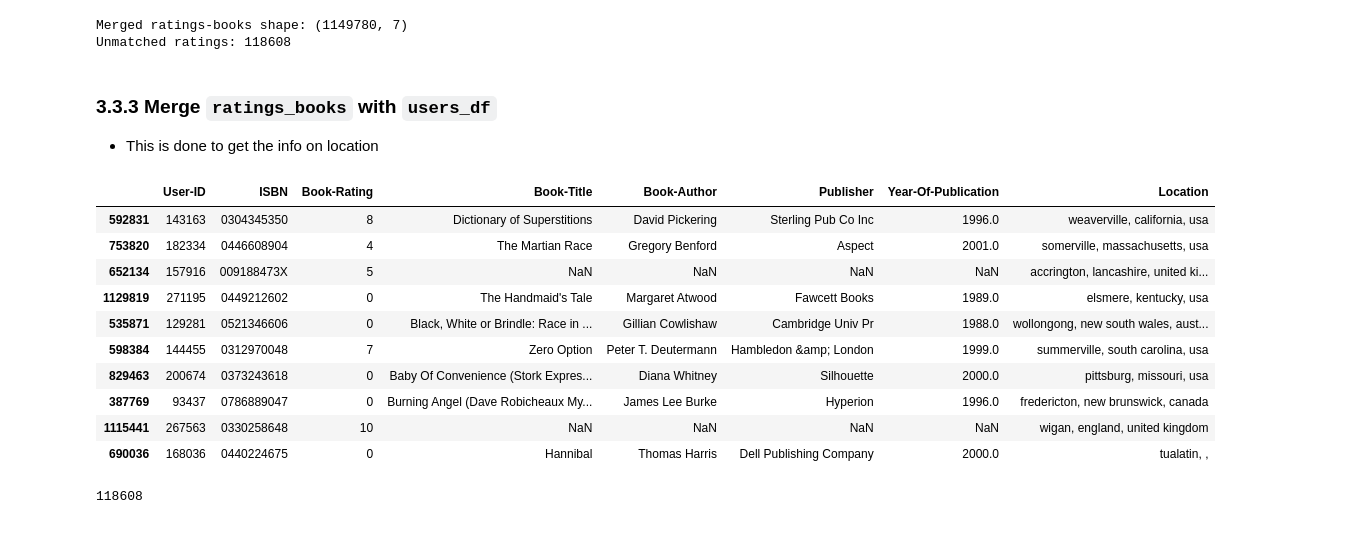
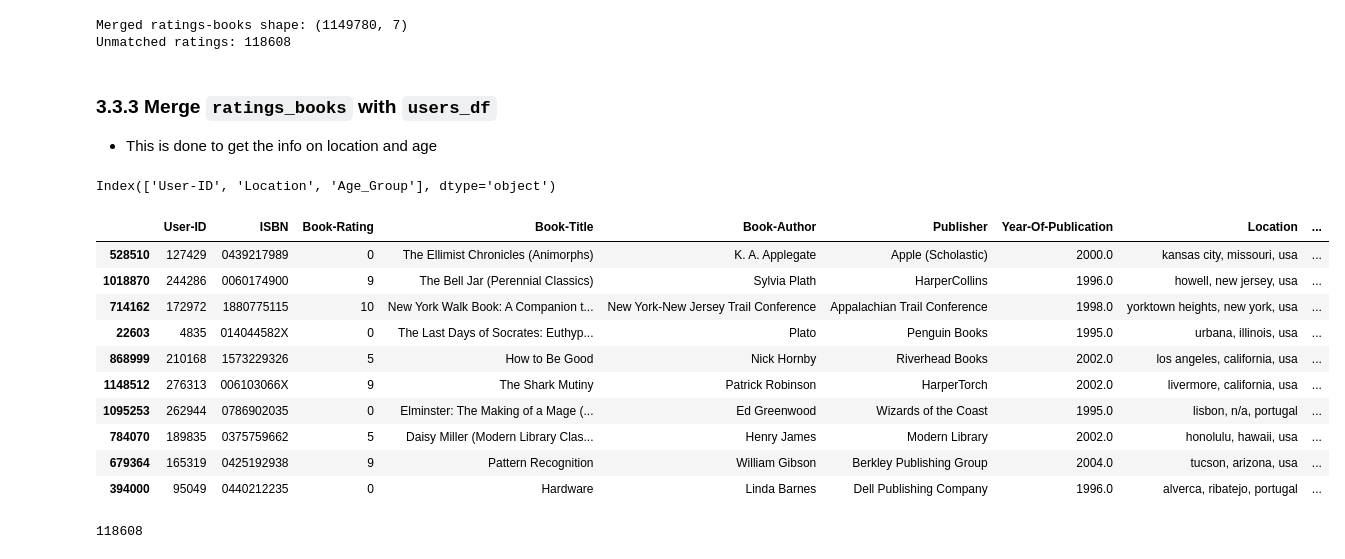
Before and after one commit to ruth-kitasi/Online-Book-Recommender-System, a Jupyter notebook: notebooks/leo.ipynb, the cells around one changed output. Cells and saved outputs as stored; diff of their text form; code cells hidden in the pictures.

Commit message:
Update data cleaning, modify NaN handling strategy for age column

```diff
--- a/notebooks/leo.ipynb
+++ b/notebooks/leo.ipynb
@@ -226,7 +226,9 @@ dtype: int64
 # %% [markdown]
 #### 3.1.1.2 Handling missing values in `age` column, `users_df`
 # %%
+
 import matplotlib.pyplot as plt
+
 
 # Merge ratings with user ages
 age_ratings = pd.merge(
@@ -236,17 +238,41 @@ age_ratings = pd.merge(
     how='inner'
 )
 
-# Plot average rating by age group
-age_ratings.groupby(pd.cut(age_ratings['Age'], bins=[0, 18, 30, 50, 100]))['Book-Rating'].mean().plot(kind='bar')
-plt.title('Average Rating by Age Group')
+# Define age bins and labels
+age_bins = [0, 18, 30, 50, 100]
+age_labels = ['<18', '18–29', '30–49', '50+']
 
+# Create age group with an "Unknown" category
+users_df['Age_Group'] = pd.cut(users_df['Age'], bins=age_bins, labels=age_labels)
+users_df['Age_Group'] = users_df['Age_Group'].cat.add_categories('Unknown').fillna('Unknown')
 
+# Plot average rating by age group (excluding 'Unknown')
+age_ratings = pd.merge(
+    ratings_df[['User-ID', 'Book-Rating']],
+    users_df[['User-ID', 'Age_Group']],
+    on='User-ID',
+    how='inner'
+)
 
-# Drop rows where age is missing for correlation analysis
-age_ratings_clean = age_ratings.dropna(subset=['Age'])
-print(f"Available age-rating pairs: {len(age_ratings_clean):,}")
+age_grouped = age_ratings[age_ratings['Age_Group'] != 'Unknown']
+age_grouped.groupby('Age_Group')['Book-Rating'].mean().plot(kind='bar', color='skyblue')
+plt.title('Average Rating by Age Group (excluding 'Unknown')')
+plt.ylabel('Average Rating')
+plt.xlabel('Age Group')
+plt.xticks(rotation=0)
+plt.grid(axis='y')
+plt.show()
 
-corr = age_ratings_clean[['Age', 'Book-Rating']].corr(method='pearson')
+# Correlation analysis on known ages
+age_ratings_corr = pd.merge(
+    ratings_df[['User-ID', 'Book-Rating']],
+    users_df[['User-ID', 'Age']],
+    on='User-ID',
+    how='inner'
+).dropna(subset=['Age'])
+
+print(f"Available age-rating pairs: {len(age_ratings_corr):,}")
+corr = age_ratings_corr[['Age', 'Book-Rating']].corr(method='pearson')
 print("Pearson Correlation Matrix:")
 display(corr)
 # %% [output]
@@ -338,27 +374,31 @@ Merged ratings-books shape: (1149780, 7)
 Unmatched ratings: 118608
 # %% [markdown]
 ### 3.3.3 Merge `ratings_books` with `users_df`
-- This is done to get the info on location
+- This is done to get the info on location and age
+# %%
+users_df.columns
+# %% [output]
+Index(['User-ID', 'Location', 'Age_Group'], dtype='object')
 # %%
 merged_df = ratings_books.merge(
-    users_df[['User-ID', 'Location']],  # Age column already dropped
+    users_df[['User-ID', 'Location','Age_Group']],
     on='User-ID',
     how='left'
 )
 
 merged_df.sample(n=10)
 # %% [output]
-|  | User-ID | ISBN | Book-Rating | Book-Title | Book-Author | Publisher | Year-Of-Publication | Location |
-| 592831 | 143163 | 0304345350 | 8 | Dictionary of Superstitions | David Pickering | Sterling Pub Co Inc | 1996.0 | weaverville, california, usa |
-| 753820 | 182334 | 0446608904 | 4 | The Martian Race | Gregory Benford | Aspect | 2001.0 | somerville, massachusetts, usa |
-| 652134 | 157916 | 009188473X | 5 | NaN | NaN | NaN | NaN | accrington, lancashire, united ki... |
-| 1129819 | 271195 | 0449212602 | 0 | The Handmaid's Tale | Margaret Atwood | Fawcett Books | 1989.0 | elsmere, kentucky, usa |
-| 535871 | 129281 | 0521346606 | 0 | Black, White or Brindle: Race in ... | Gillian Cowlishaw | Cambridge Univ Pr | 1988.0 | wollongong, new south wales, aust... |
-| 598384 | 144455 | 0312970048 | 7 | Zero Option | Peter T. Deutermann | Hambledon &amp; London | 1999.0 | summerville, south carolina, usa |
-| 829463 | 200674 | 0373243618 | 0 | Baby Of Convenience (Stork Expres... | Diana Whitney | Silhouette | 2000.0 | pittsburg, missouri, usa |
-| 387769 | 93437 | 0786889047 | 0 | Burning Angel (Dave Robicheaux My... | James Lee Burke | Hyperion | 1996.0 | fredericton, new brunswick, canada |
-| 1115441 | 267563 | 0330258648 | 10 | NaN | NaN | NaN | NaN | wigan, england, united kingdom |
-| 690036 | 168036 | 0440224675 | 0 | Hannibal | Thomas Harris | Dell Publishing Company | 2000.0 | tualatin, , |
+|  | User-ID | ISBN | Book-Rating | Book-Title | Book-Author | Publisher | Year-Of-Publication | Location | ... |
+| 528510 | 127429 | 0439217989 | 0 | The Ellimist Chronicles (Animorphs) | K. A. Applegate | Apple (Scholastic) | 2000.0 | kansas city, missouri, usa | ... |
+| 1018870 | 244286 | 0060174900 | 9 | The Bell Jar (Perennial Classics) | Sylvia Plath | HarperCollins | 1996.0 | howell, new jersey, usa | ... |
+| 714162 | 172972 | 1880775115 | 10 | New York Walk Book: A Companion t... | New York-New Jersey Trail Conference | Appalachian Trail Conference | 1998.0 | yorktown heights, new york, usa | ... |
+| 22603 | 4835 | 014044582X | 0 | The Last Days of Socrates: Euthyp... | Plato | Penguin Books | 1995.0 | urbana, illinois, usa | ... |
+| 868999 | 210168 | 1573229326 | 5 | How to Be Good | Nick Hornby | Riverhead Books | 2002.0 | los angeles, california, usa | ... |
+| 1148512 | 276313 | 006103066X | 9 | The Shark Mutiny | Patrick Robinson | HarperTorch | 2002.0 | livermore, california, usa | ... |
+| 1095253 | 262944 | 0786902035 | 0 | Elminster: The Making of a Mage (... | Ed Greenwood | Wizards of the Coast | 1995.0 | lisbon, n/a, portugal | ... |
+| 784070 | 189835 | 0375759662 | 5 | Daisy Miller (Modern Library Clas... | Henry James | Modern Library | 2002.0 | honolulu, hawaii, usa | ... |
+| 679364 | 165319 | 0425192938 | 9 | Pattern Recognition | William Gibson | Berkley Publishing Group | 2004.0 | tucson, arizona, usa | ... |
+| 394000 | 95049 | 0440212235 | 0 | Hardware | Linda Barnes | Dell Publishing Company | 1996.0 | alverca, ribatejo, portugal | ... |
 # %%
 merged_df['Book-Title'].isna().sum()
 # %% [output]
```
Also changed, not shown: parts of 7 cells of this notebook.
